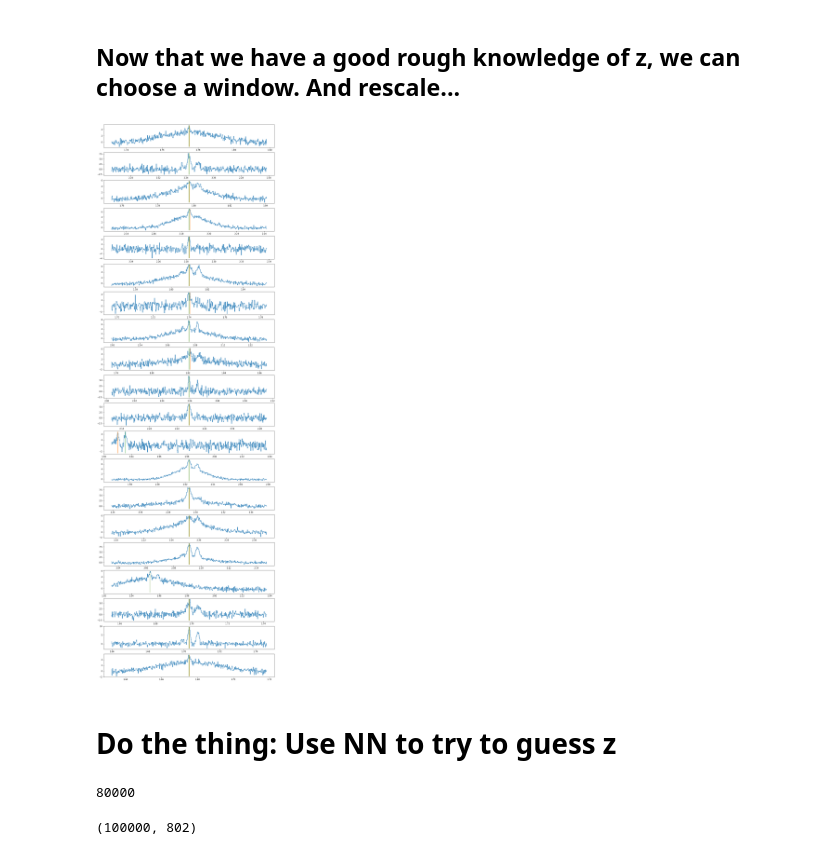
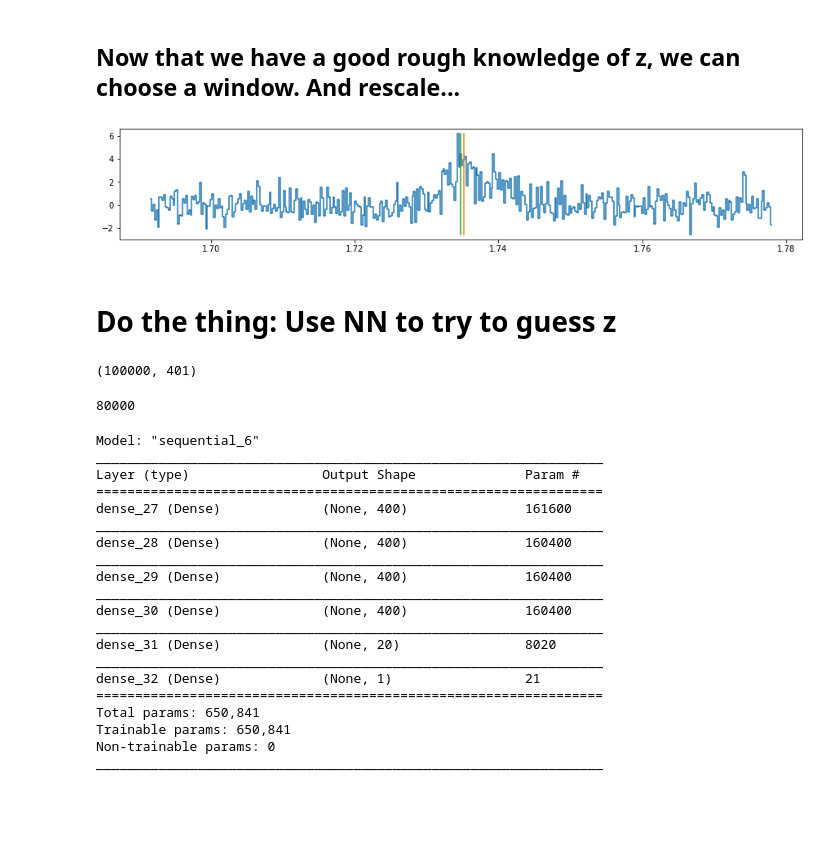
Before and after one commit to jscholtz/FastAGN, a Jupyter notebook: Determine_z_2Dish.ipynb, the cells around one changed output. Cells and saved outputs as stored; diff of their text form; code cells hidden in the pictures; blank space fills up the shorter version.

```diff
--- a/Determine_z_2Dish.ipynb
+++ b/Determine_z_2Dish.ipynb
@@ -139,18 +182,22 @@ for i in tqdm.tqdm(range(nconvert)):
     wfreq[i] = x1
 # %%
 ## Let us have a look
-toshow = 20
-offset = 400
+toshow = 1
+offset = 0
 plt.figure(figsize=(15,2.5*toshow))
 for i in range(toshow):
     plt.subplot(toshow,1,i+1)
     plt.plot(wfreq[i+offset],wflux[i+offset],drawstyle='steps-mid')
     plt.plot([wfreq[i+offset,int(wpos_tr[i+offset])],wfreq[i+offset,int(wpos_tr[i+offset])]],[np.min(wflux[i+offset]),np.max(wflux[i+offset])])
     plt.plot([wfreq[i+offset,int(wpos_gs[i+offset])],wfreq[i+offset,int(wpos_gs[i+offset])]],[np.min(wflux[i+offset]),np.max(wflux[i+offset])])
 
 plt.show()
 # %% [output]
-[figure, old version]
+[figure, new version]
 # %% [markdown]
 # Do the thing: Use NN to try to guess z
+# %%
+wfreq.shape
+# %% [output]
+(100000, 401)
 # %%
@@ -175,10 +219,6 @@ testx  = wboth[train_N:]
 testy  = peakwl[train_N:]
 # %% [output]
 80000
-# %%
-wboth.shape
-# %% [output]
-(100000, 802)
 # %%
 ## Define Neural networks and compare
 
@@ -190,6 +230,29 @@ model_001.add(Dense(200, activation='relu'))
 model_001.add(Dense(20, activation='relu'))
 model_001.add(Dense(1))
 model_001.compile(loss='mean_squared_error', optimizer='adam')
+# %%
+model_001.summary()
+# %% [output]
+Model: "sequential_6"
+_________________________________________________________________
+Layer (type)                 Output Shape              Param #
+=================================================================
+dense_27 (Dense)             (None, 400)               161600
+_________________________________________________________________
+dense_28 (Dense)             (None, 400)               160400
+_________________________________________________________________
+dense_29 (Dense)             (None, 400)               160400
+_________________________________________________________________
+dense_30 (Dense)             (None, 400)               160400
+_________________________________________________________________
+dense_31 (Dense)             (None, 20)                8020
+_________________________________________________________________
+dense_32 (Dense)             (None, 1)                 21
+=================================================================
+Total params: 650,841
+Trainable params: 650,841
+Non-trainable params: 0
+_________________________________________________________________
 # %%
 ## Run the damned training sessions
 
```
Also changed, not shown: parts of 21 cells of this notebook, 5 other files.
